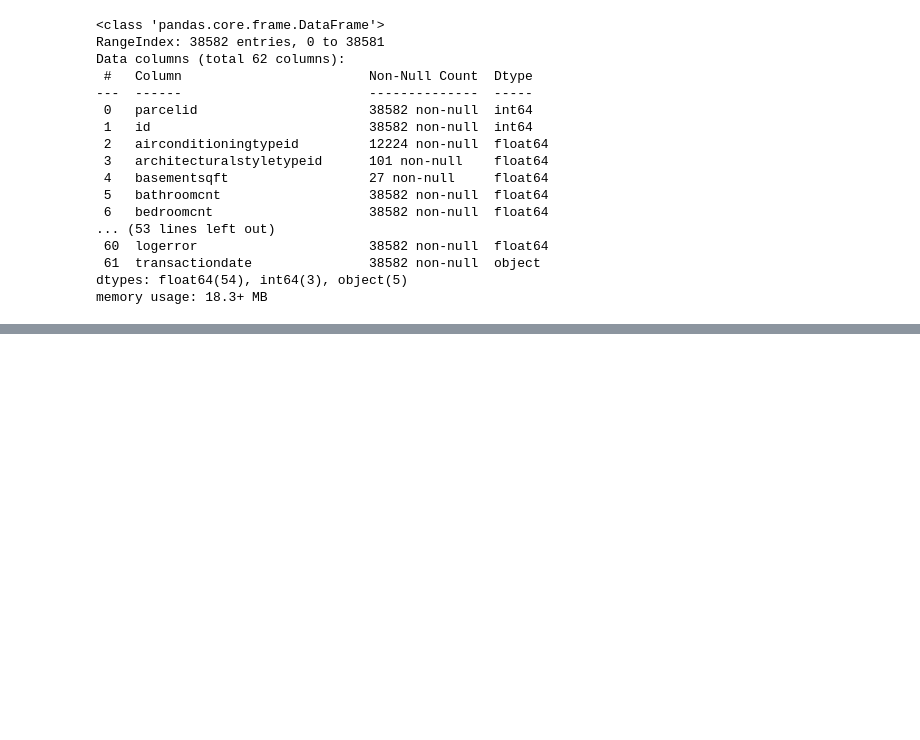
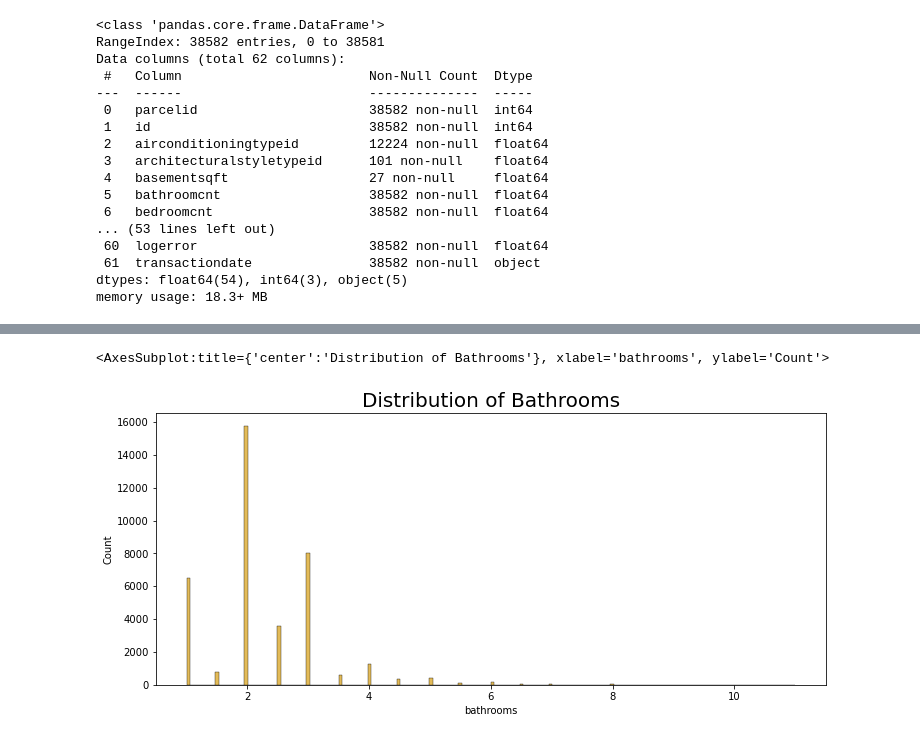
Before and after one commit to CaitlynCarney/prediting_home_values, a Jupyter notebook: scratch_work.ipynb, the cells around one changed output, grey strips where cells are left out. Cells and saved outputs as stored; diff of their text form; code cells hidden in the pictures; blank space fills up the shorter version.

```diff
--- a/scratch_work.ipynb
+++ b/scratch_work.ipynb
@@ -170,0 +277,7 @@ SyntaxError: invalid syntax (<ipython-input-11-af43867adb35>, line 1)
+# %%
+plt.figure(figsize=(12,5))
+plt.title("Distribution of Bathrooms", size=20, color='black')
+sns.histplot(df.bathrooms, color='goldenrod', ec='black')
+# %% [output]
+<AxesSubplot:title={'center':'Distribution of Bathrooms'}, xlabel='bathrooms', ylabel='Count'>
+[figure, added]
```
Also changed, not shown: parts of 36 cells of this notebook.
